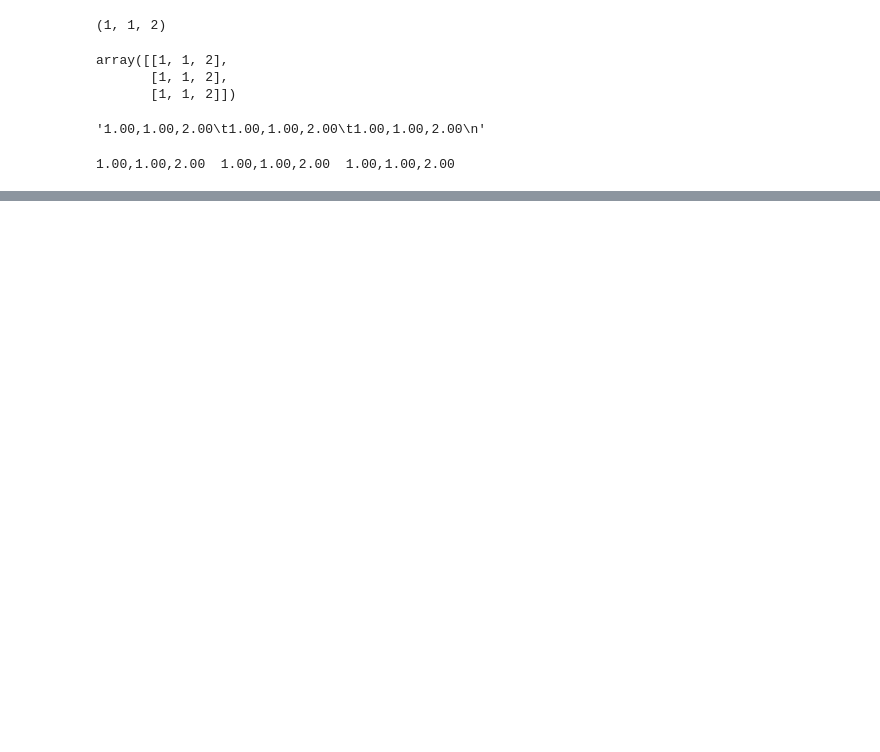
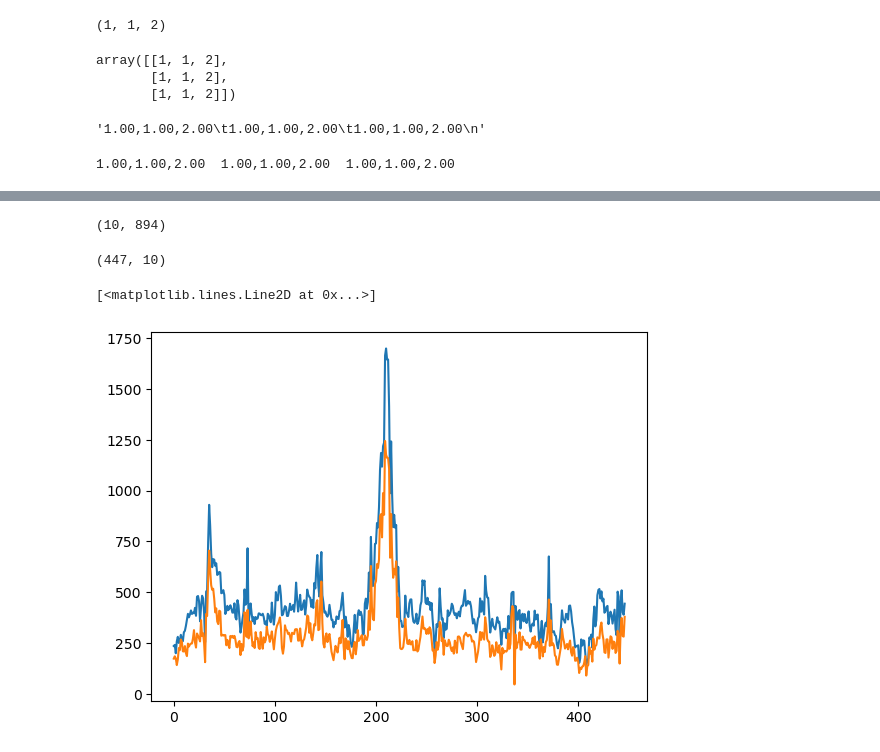
Before and after one commit to choderalab/enhanced-sampling-tmem175, a Jupyter notebook: notebooks/test-indexing-forces.ipynb, the cells around one changed output, grey strips where cells are left out. Drawn from its saved outputs; the diff is of its cells as text; code cells hidden in the pictures; blank space fills up the shorter version.

```diff
--- a/notebooks/test-indexing-forces.ipynb
+++ b/notebooks/test-indexing-forces.ipynb
@@ -28,0 +70,4 @@ print(write_string)
+# %%
+n_atoms = 894
+# %%
+compact_array = force_array.reshape((n_frames, n_atoms, 3))
@@ -28,0 +94,8 @@ print(write_string)
+# %%
+force_mag = np.linalg.norm(compact_array, 2, axis=2)
+# %%
+np.shape(force_mag)
+# %% [output]
+(10, 894)
+# %%
+chaina = force_mag.T[:447]
@@ -28,0 +104,4 @@ print(write_string)
+# %%
+np.shape(chaina)
+# %% [output]
+(447, 10)
@@ -28,0 +110,6 @@ print(write_string)
+# %%
+plt.plot(chaina[:,0])
+plt.plot(chaina[:,-1])
+# %% [output]
+[<matplotlib.lines.Line2D at 0x...>]
+[figure, added]
```
Also changed, not shown: parts of 17 cells of this notebook, 3 other files.
